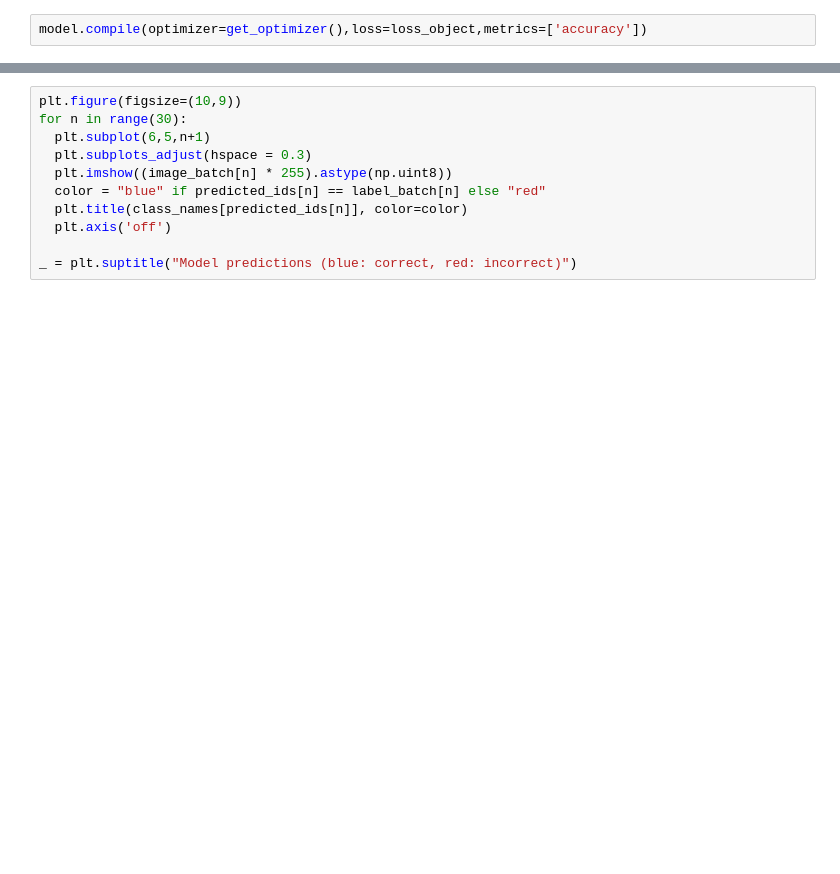
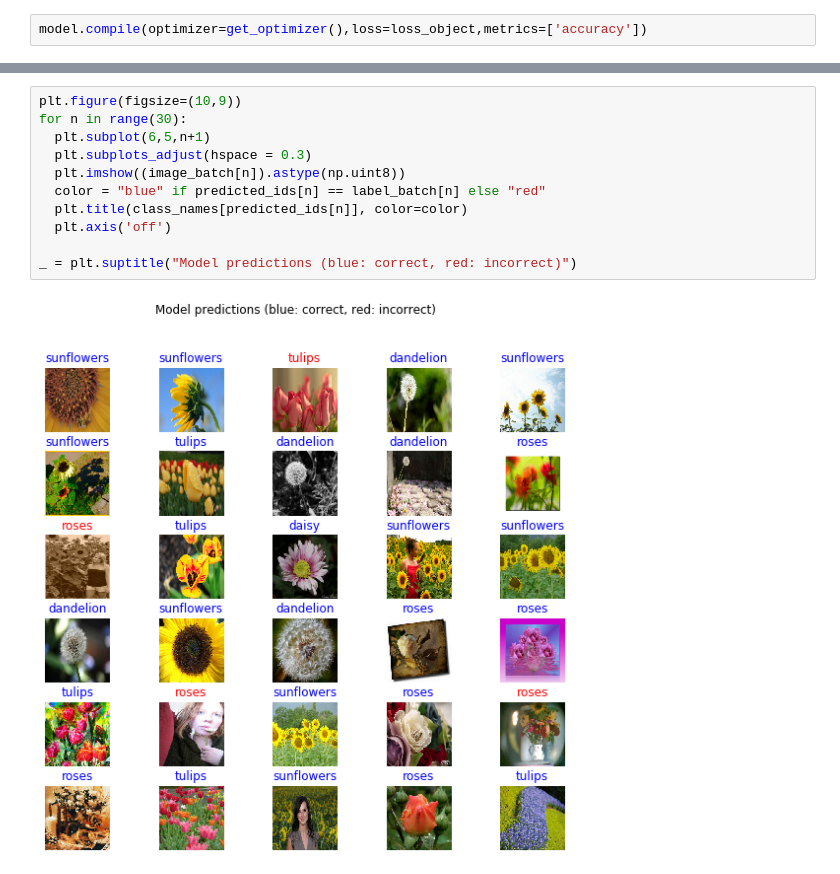
Before and after one commit to skywills/flower_classification, a Jupyter notebook: training.ipynb, the cells around one changed output, grey strips where cells are left out. Saved outputs shown, nothing was run; the diff lists cells and outputs as text; blank space fills up the shorter version.

```diff
--- a/training.ipynb
+++ b/training.ipynb
@@ -229,14 +256,16 @@ print("Predicted labels: ", predicted_ids)
 # %%
 plt.figure(figsize=(10,9))
 for n in range(30):
   plt.subplot(6,5,n+1)
   plt.subplots_adjust(hspace = 0.3)
-  plt.imshow((image_batch[n] * 255).astype(np.uint8))
+  plt.imshow((image_batch[n]).astype(np.uint8))
   color = "blue" if predicted_ids[n] == label_batch[n] else "red"
   plt.title(class_names[predicted_ids[n]], color=color)
   plt.axis('off')
 
 _ = plt.suptitle("Model predictions (blue: correct, red: incorrect)")
+# %% [output]
+[figure, added]
 # %%
 # confusion prediction
 image_batch_conf, label_batch_conf = test_dataset.as_numpy_iterator().next()
```
Also changed, not shown: parts of 18 cells of this notebook, 15 other files.
